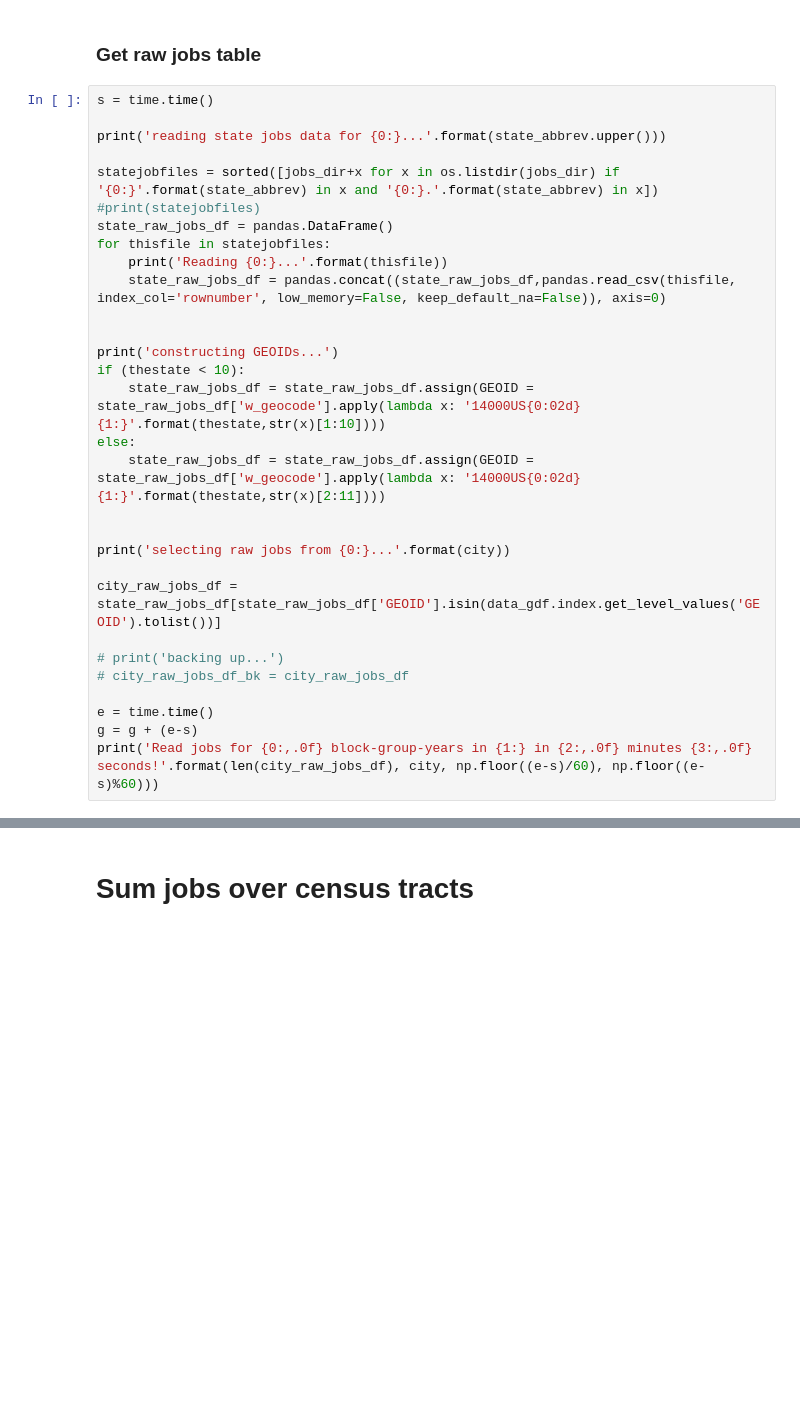
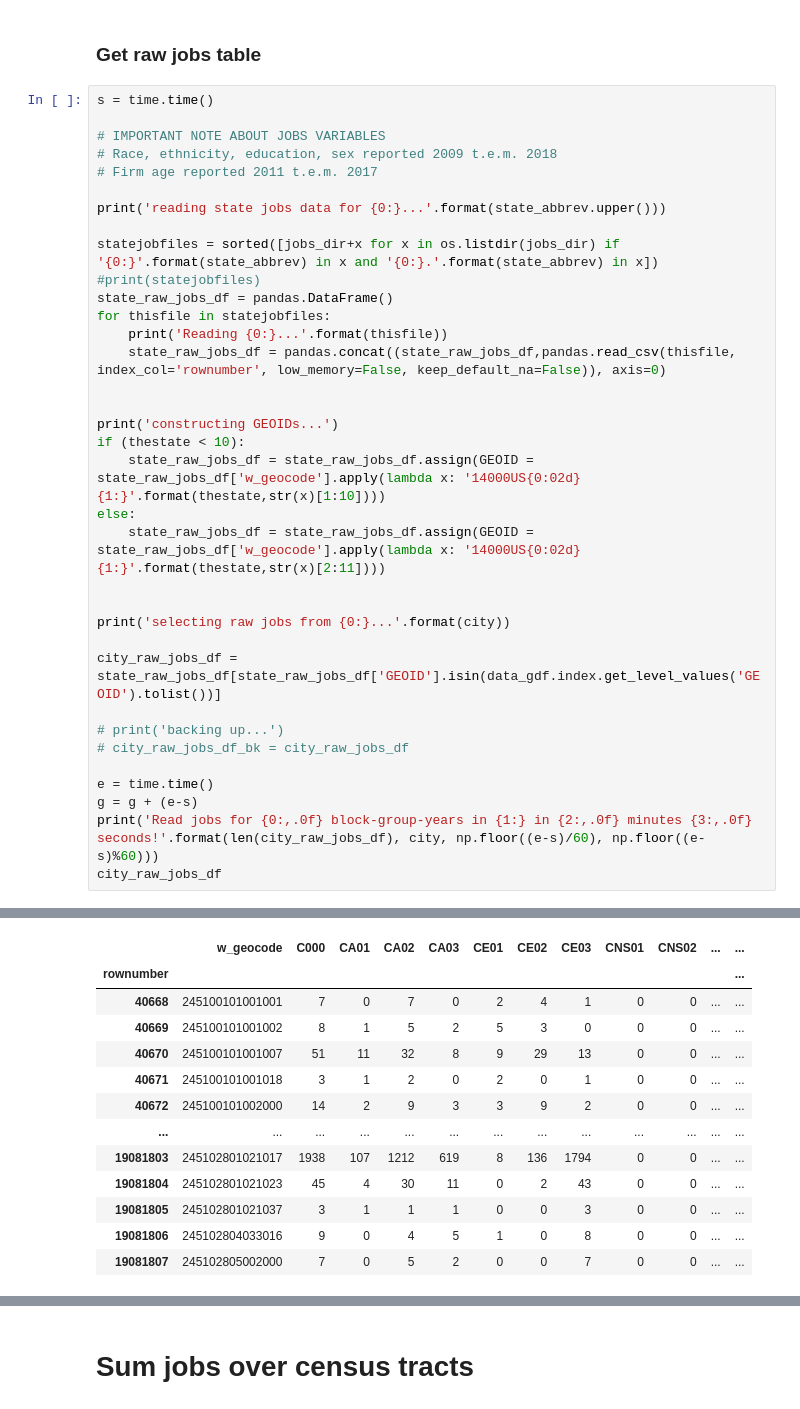
Before and after one commit to raddick/community_reinvestment_act, a Jupyter notebook: 6. Get city data.ipynb, the cells around one changed output, grey strips where cells are left out. Cells and saved outputs as stored; diff of their text form; blank space fills up the shorter version.

```diff
--- a/6. Get city data.ipynb
+++ b/6. Get city data.ipynb
@@ -620,6 +620,10 @@ dtype: int64
 ### Get raw jobs table
 # %%
 s = time.time()
+
+# IMPORTANT NOTE ABOUT JOBS VARIABLES
+# Race, ethnicity, education, sex reported 2009 t.e.m. 2018
+# Firm age reported 2011 t.e.m. 2017
 
 print('reading state jobs data for {0:}...'.format(state_abbrev.upper()))
 
@@ -648,6 +652,7 @@ city_raw_jobs_df = state_raw_jobs_df[state_raw_jobs_df['GEOID'].isin(data_gdf.in
 e = time.time()
 g = g + (e-s)
 print('Read jobs for {0:,.0f} block-group-years in {1:} in {2:,.0f} minutes {3:,.0f} seconds!'.format(len(city_raw_jobs_df), city, np.floor((e-s)/60), np.floor((e-s)%60)))
+city_raw_jobs_df
 # %% [output]
 reading state jobs data for MD...
 Reading /home/idies/workspace/Temporary/raddick/cra_scratch/lodes_wac/jobs_data_md.csv...
@@ -656,0 +662,13 @@ Read jobs for 2,004,138 block-group-years in Baltimore in 4 minutes 43 seconds!
+|  | w_geocode | C000 | CA01 | CA02 | CA03 | CE01 | CE02 | CE03 | CNS01 | CNS02 | ... | ... |
+| rownumber |  |  |  |  |  |  |  |  |  |  |  | ... |
+| 40668 | 245100101001001 | 7 | 0 | 7 | 0 | 2 | 4 | 1 | 0 | 0 | ... | ... |
+| 40669 | 245100101001002 | 8 | 1 | 5 | 2 | 5 | 3 | 0 | 0 | 0 | ... | ... |
+| 40670 | 245100101001007 | 51 | 11 | 32 | 8 | 9 | 29 | 13 | 0 | 0 | ... | ... |
+| 40671 | 245100101001018 | 3 | 1 | 2 | 0 | 2 | 0 | 1 | 0 | 0 | ... | ... |
+| 40672 | 245100101002000 | 14 | 2 | 9 | 3 | 3 | 9 | 2 | 0 | 0 | ... | ... |
+| ... | ... | ... | ... | ... | ... | ... | ... | ... | ... | ... | ... | ... |
+| 19081803 | 245102801021017 | 1938 | 107 | 1212 | 619 | 8 | 136 | 1794 | 0 | 0 | ... | ... |
+| 19081804 | 245102801021023 | 45 | 4 | 30 | 11 | 0 | 2 | 43 | 0 | 0 | ... | ... |
+| 19081805 | 245102801021037 | 3 | 1 | 1 | 1 | 0 | 0 | 3 | 0 | 0 | ... | ... |
+| 19081806 | 245102804033016 | 9 | 0 | 4 | 5 | 1 | 0 | 8 | 0 | 0 | ... | ... |
+| 19081807 | 245102805002000 | 7 | 0 | 5 | 2 | 0 | 0 | 7 | 0 | 0 | ... | ... |
```
Also changed, not shown: parts of 14 cells of this notebook, 1 other file.
